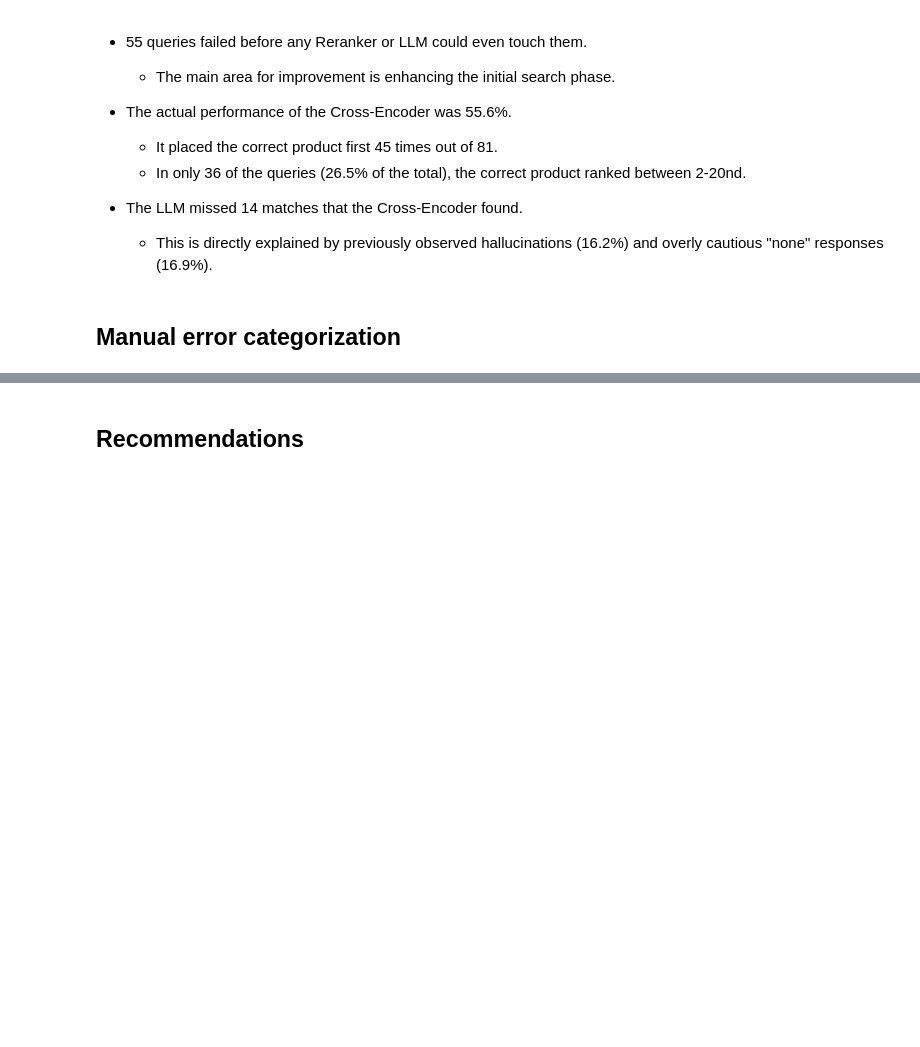
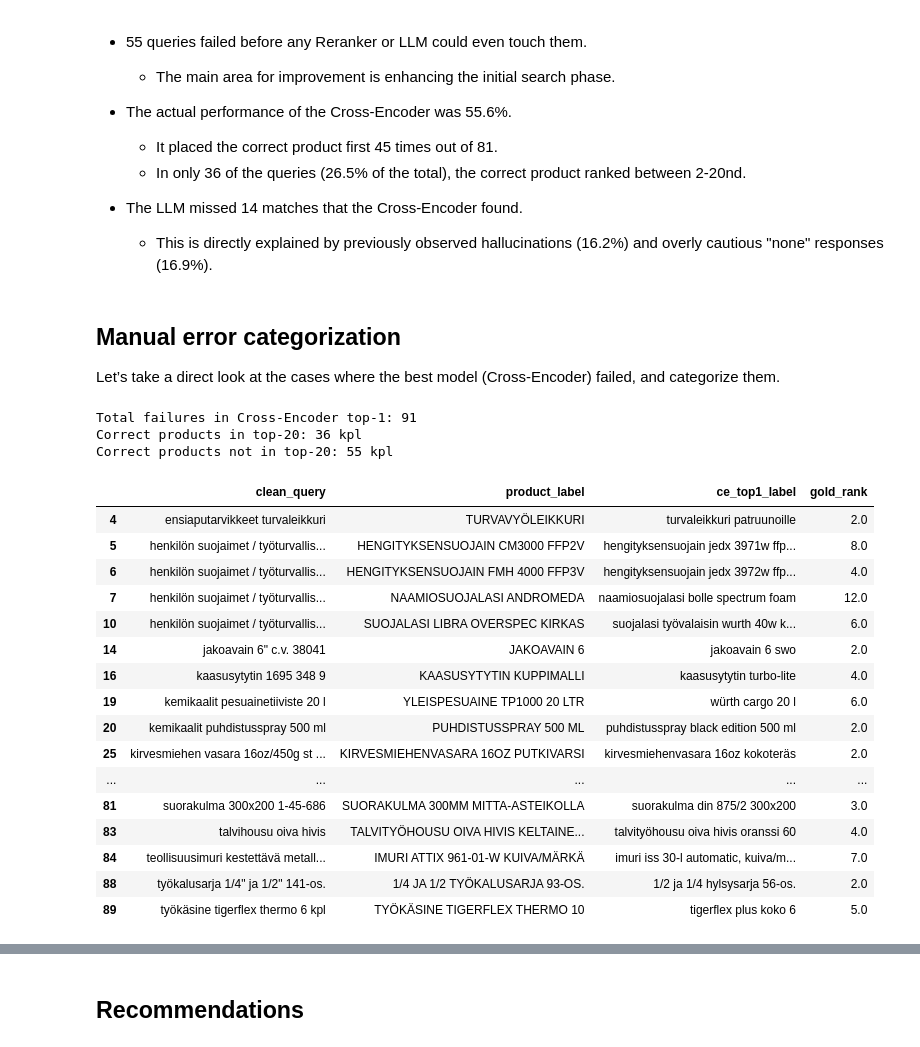
Before and after one commit to lepistsa-uni/semantic-product-search, a Jupyter notebook: notebooks/10_error_analysis.ipynb, the cells around one changed output, grey strips where cells are left out. Drawn from its saved outputs; the diff is of its cells as text; code cells hidden in the pictures; blank space fills up the shorter version.

Commit message:
error analysis update

```diff
--- a/notebooks/10_error_analysis.ipynb
+++ b/notebooks/10_error_analysis.ipynb
@@ -209,3 +209,66 @@ plt.show()
     * This is directly explained by previously observed hallucinations (16.2%) and overly cautious "none" responses (16.9%).
 # %% [markdown]
 ## Manual error categorization
+
+Let’s take a direct look at the cases where the best model (Cross-Encoder) failed, and categorize them.
+# %%
+# pick out the top-1 predictions
+ce_rank1 = reranked_top20[reranked_top20['rank'] == 1][['clean_query', 'product_number', 'clean_label']].rename(
+    columns={'product_number': 'ce_top1_code', 'clean_label': 'ce_top1_label'}
+)
+
+# merge with dev queries
+error_review = dev_queries.merge(ce_rank1, on='clean_query', how='left')
+error_review['is_hit'] = [row['ce_top1_code'] in row['gold_product_number'] for _, row in error_review.iterrows()]
+
+# find the rank of the gold product in the reranked top-20
+gold_ranks = []
+in_top20_list = []
+for _, row in error_review.iterrows():
+    q = row['clean_query']
+    gold = row['gold_product_number']
+
+    # get the reranked top-20 for this query
+    q_reranked = reranked_top20[reranked_top20['clean_query'] == q]
+    matching_ranks = q_reranked[q_reranked['product_number'].isin(gold)]['rank'].tolist()
+
+    if len(matching_ranks) > 0:
+        in_top20_list.append(True)
+        gold_ranks.append(matching_ranks[0]) # best rank of the gold product
+    else:
+        in_top20_list.append(False)
+        gold_ranks.append(np.nan)
+error_review['in_top20'] = in_top20_list
+error_review['gold_rank'] = gold_ranks
+
+
+failures = error_review[~error_review['is_hit']].reset_index(drop=True)
+
+print(f"Total failures in Cross-Encoder top-1: {len(failures)}")
+print(f"Correct products in top-20: {(failures['in_top20'] == True).sum()} kpl")
+print(f"Correct products not in top-20: {(failures['in_top20'] == False).sum()} kpl")
+# %% [output]
+Total failures in Cross-Encoder top-1: 91
+Correct products in top-20: 36 kpl
+Correct products not in top-20: 55 kpl
+# %%
+# display the failures where the correct product was in the top-20
+display(failures[failures['in_top20'] == True][['clean_query', 'product_label', 'ce_top1_label', 'gold_rank']])
+# %% [output]
+|  | clean_query | product_label | ce_top1_label | gold_rank |
+| 4 | ensiaputarvikkeet turvaleikkuri | TURVAVYÖLEIKKURI | turvaleikkuri patruunoille | 2.0 |
+| 5 | henkilön suojaimet / työturvallis... | HENGITYKSENSUOJAIN CM3000 FFP2V | hengityksensuojain jedx 3971w ffp... | 8.0 |
+| 6 | henkilön suojaimet / työturvallis... | HENGITYKSENSUOJAIN FMH 4000 FFP3V | hengityksensuojain jedx 3972w ffp... | 4.0 |
+| 7 | henkilön suojaimet / työturvallis... | NAAMIOSUOJALASI ANDROMEDA | naamiosuojalasi bolle spectrum foam | 12.0 |
+| 10 | henkilön suojaimet / työturvallis... | SUOJALASI LIBRA OVERSPEC KIRKAS | suojalasi työvalaisin wurth 40w k... | 6.0 |
+| 14 | jakoavain 6" c.v. 38041 | JAKOAVAIN 6 | jakoavain 6 swo | 2.0 |
+| 16 | kaasusytytin 1695 348 9 | KAASUSYTYTIN KUPPIMALLI | kaasusytytin turbo-lite | 4.0 |
+| 19 | kemikaalit pesuainetiiviste 20 l | YLEISPESUAINE TP1000 20 LTR | würth cargo 20 l | 6.0 |
+| 20 | kemikaalit puhdistusspray 500 ml | PUHDISTUSSPRAY 500 ML | puhdistusspray black edition 500 ml | 2.0 |
+| 25 | kirvesmiehen vasara 16oz/450g st ... | KIRVESMIEHENVASARA 16OZ PUTKIVARSI | kirvesmiehenvasara 16oz kokoteräs | 2.0 |
+| ... | ... | ... | ... | ... |
+| 81 | suorakulma 300x200 1-45-686 | SUORAKULMA 300MM MITTA-ASTEIKOLLA | suorakulma din 875/2 300x200 | 3.0 |
+| 83 | talvihousu oiva hivis | TALVITYÖHOUSU OIVA HIVIS KELTAINE... | talvityöhousu oiva hivis oranssi 60 | 4.0 |
+| 84 | teollisuusimuri kestettävä metall... | IMURI ATTIX 961-01-W KUIVA/MÄRKÄ | imuri iss 30-l automatic, kuiva/m... | 7.0 |
+| 88 | työkalusarja 1/4" ja 1/2" 141-os. | 1/4 JA 1/2 TYÖKALUSARJA 93-OS. | 1/2 ja 1/4 hylsysarja 56-os. | 2.0 |
+| 89 | työkäsine tigerflex thermo 6 kpl | TYÖKÄSINE TIGERFLEX THERMO 10 | tigerflex plus koko 6 | 5.0 |
```
Also changed, not shown: parts of 7 cells of this notebook.
